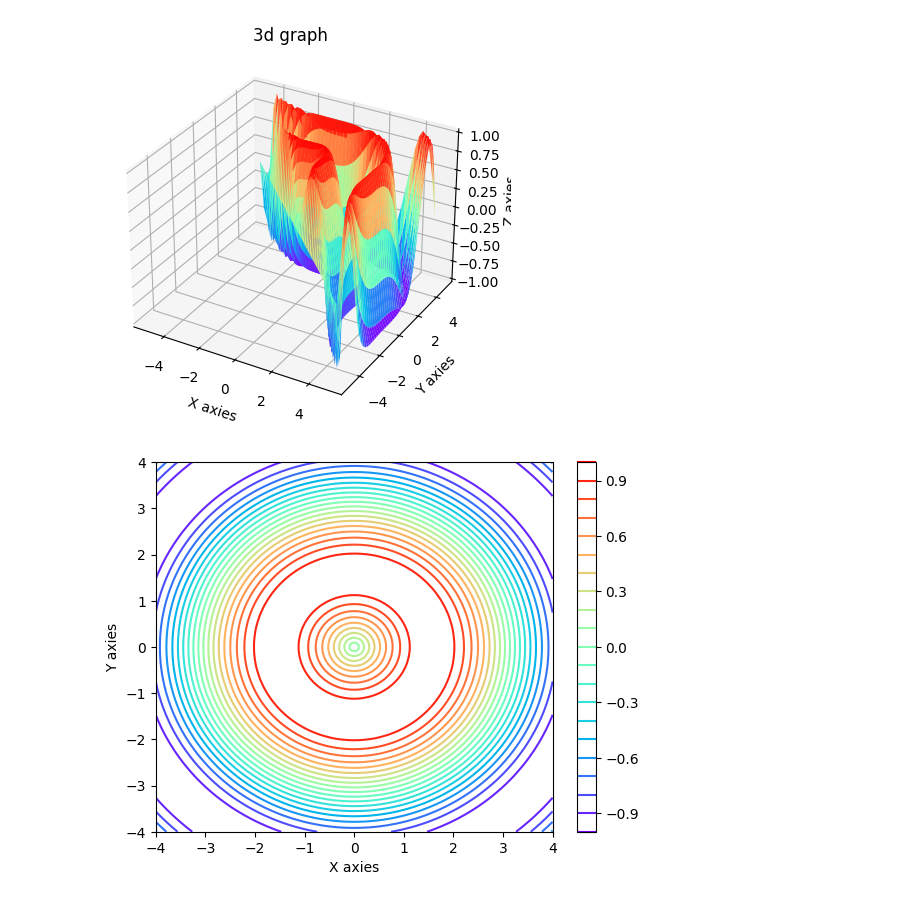
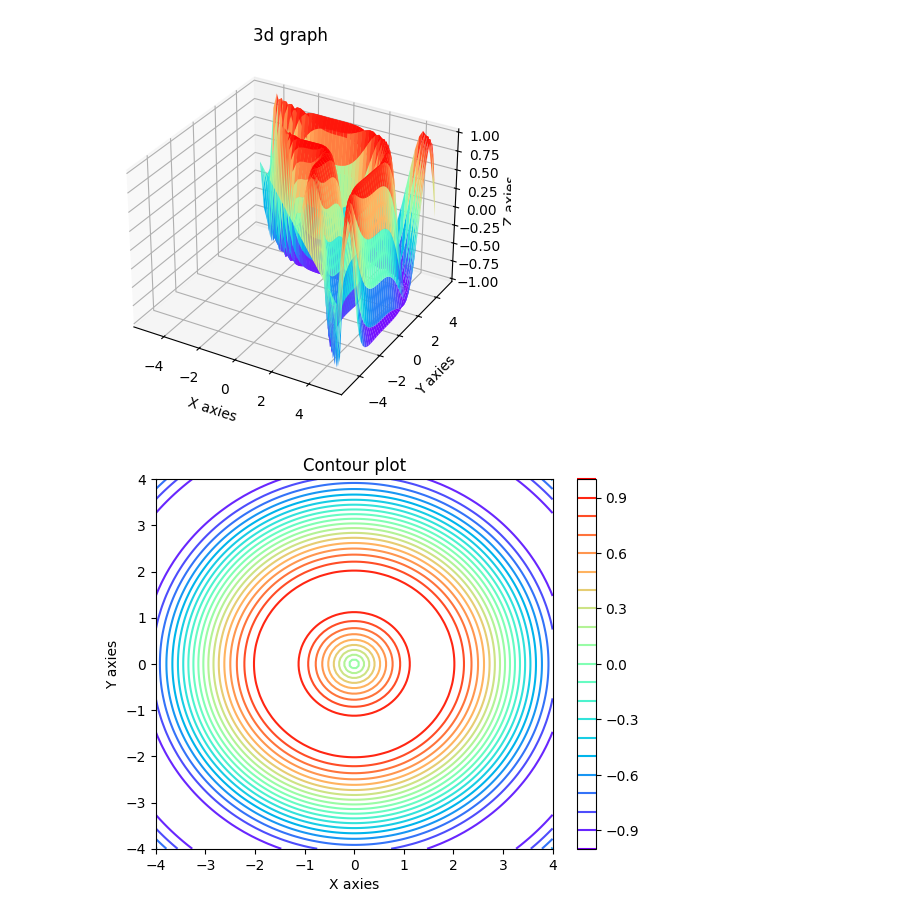
Before and after one commit to khalidkhankakar/Data-Visualization, a Jupyter notebook: class/10.ipynb, the cells around one changed output. Saved outputs shown, nothing was run; the diff lists cells and outputs as text; code cells hidden in the pictures.

```diff
--- a/class/10.ipynb
+++ b/class/10.ipynb
@@ -65,18 +72,18 @@ plt.show()
 # %%
 x = np.linspace(-4, stop=4, num=100)
 y = np.linspace(-4, stop=4, num=100)
 
 x, y = np.meshgrid(x, y)
 
 z = np.sin(np.sqrt(x**2 + y**2))
 
 plt.contour(x,y,z, levels=20, cmap='rainbow')
 plt.colorbar()
 
 
 plt.xlabel('X axies')
 plt.ylabel('Y axies')
-
+plt.title('Contour plot')
 plt.show()
 # %% [output]
-[figure, old version]
+[figure, new version]
```
Also changed, not shown: parts of 2 cells of this notebook, 1 other file.
